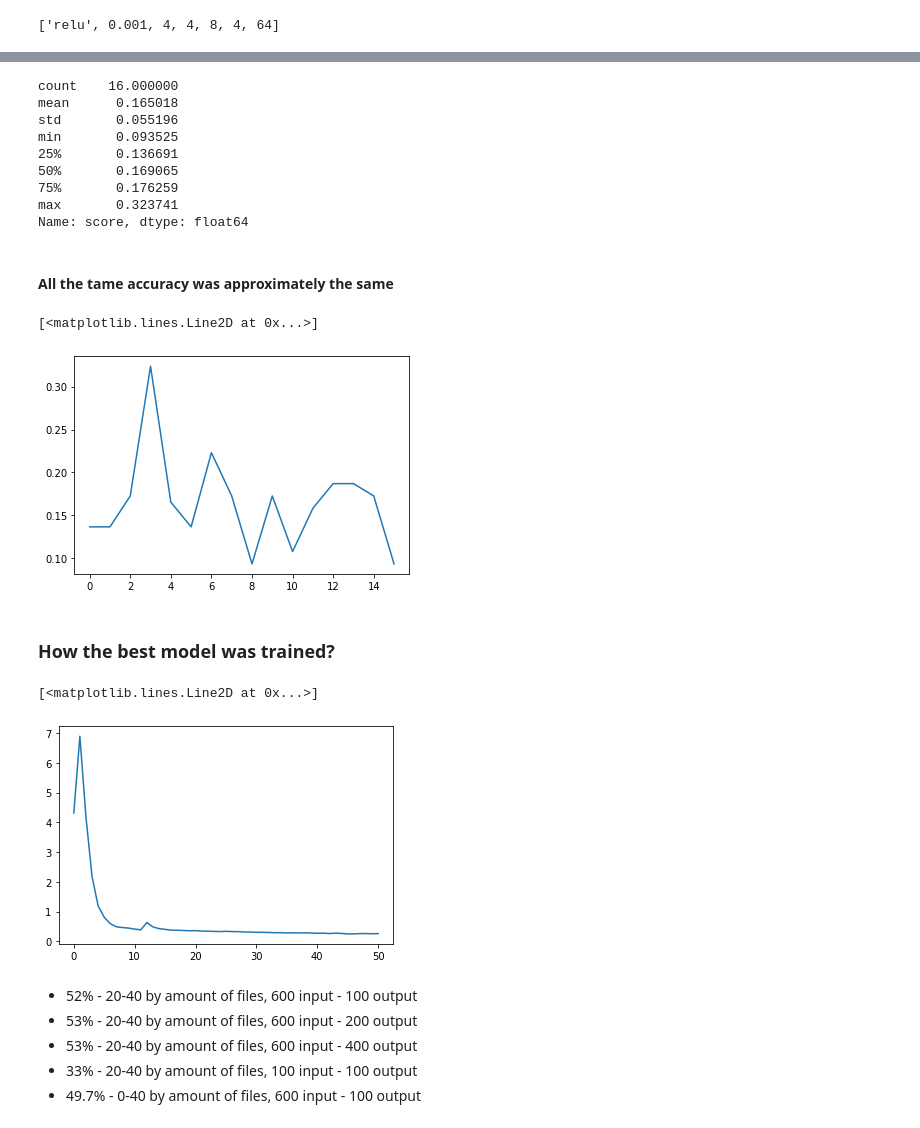
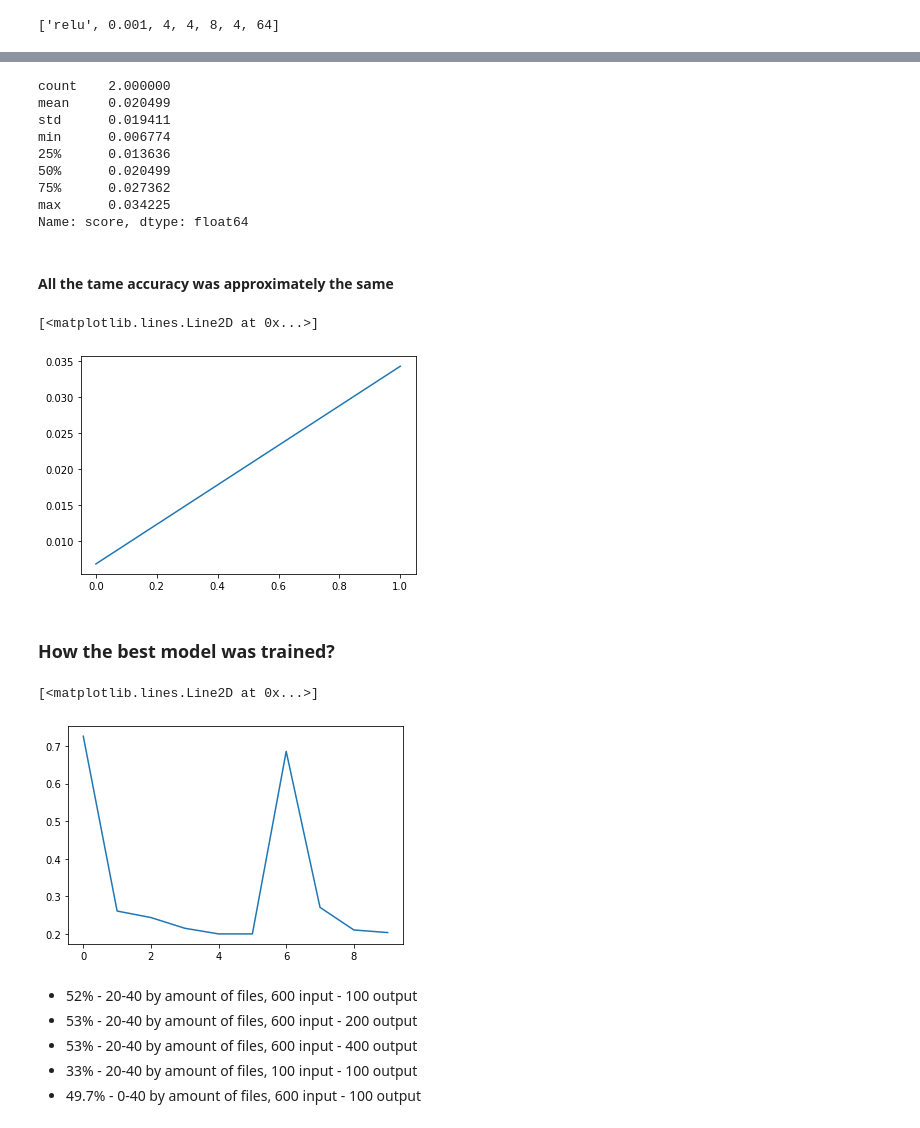
Before and after one commit to MefAldemisov/SourceCodeAuthorshipAttribution, a Jupyter notebook: Embeddings.ipynb, the cells around one changed output, grey strips where cells are left out. Saved outputs shown, nothing was run; the diff lists cells and outputs as text; code cells hidden in the pictures.

```diff
--- a/Embeddings.ipynb
+++ b/Embeddings.ipynb
@@ -161,5 +141,5 @@ plt.plot(np.array(df.username.value_counts())[5:20])
 # %%
-users = df.username.value_counts()[5:20].index
+users = df.username.value_counts()[5:505].index
 df = df[df.username.isin(users)]
 df.head()
 # %% [output]
@@ -984,7 +960,7 @@ max_score = 0
 best_model = None
 log = []
 core_model = None
-for p in tqdm.tqdm(param_list):
+for p in tqdm.tqdm(param_list[3:5]):
     core_model = create_model(*p)
     triplet = create_triplet_model(input_size, core_model)
     model, history = train(new_X, new_y, input_size, triplet)
@@ -1040,14 +1000,14 @@ log_df = log_df.drop(columns=["history", "params"])
 # %%
 log_df.score.describe()
 # %% [output]
-count    16.000000
-mean      0.165018
-std       0.055196
-min       0.093525
-25%       0.136691
-50%       0.169065
-75%       0.176259
-max       0.323741
+count    2.000000
+mean     0.020499
+std      0.019411
+min      0.006774
+25%      0.013636
+50%      0.020499
+75%      0.027362
+max      0.034225
 Name: score, dtype: float64
 # %% [markdown]
 #### All the tame accuracy was approximately the same
@@ -1055,14 +1015,14 @@ Name: score, dtype: float64
 plt.plot(log_df.score)
 # %% [output]
 [<matplotlib.lines.Line2D at 0x...>]
-[figure, old version]
+[figure, new version]
 # %% [markdown]
 ### How the best model was trained?
 # %%
-plt.plot(log_df.history_arr[3])
+plt.plot(log_df.history_arr[1])
 # %% [output]
 [<matplotlib.lines.Line2D at 0x...>]
-[figure, old version]
+[figure, new version]
 # %%
 log_df.to_csv("grid_6.csv")
 # %%
```
Also changed, not shown: parts of 31 cells of this notebook.
